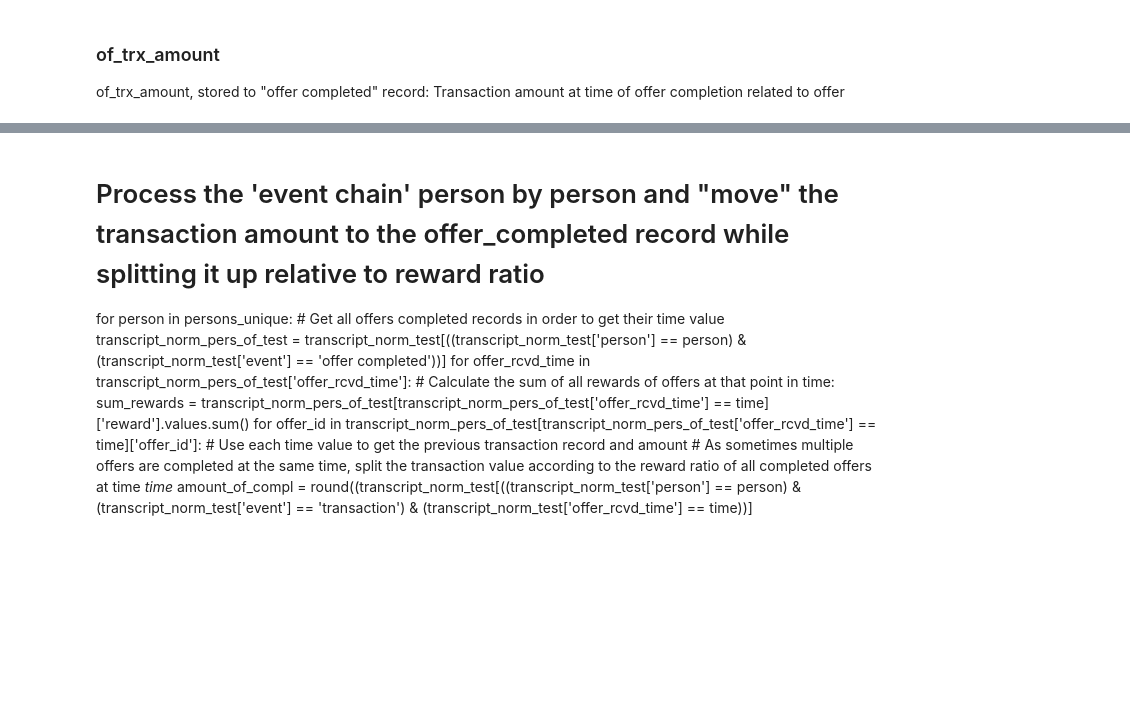
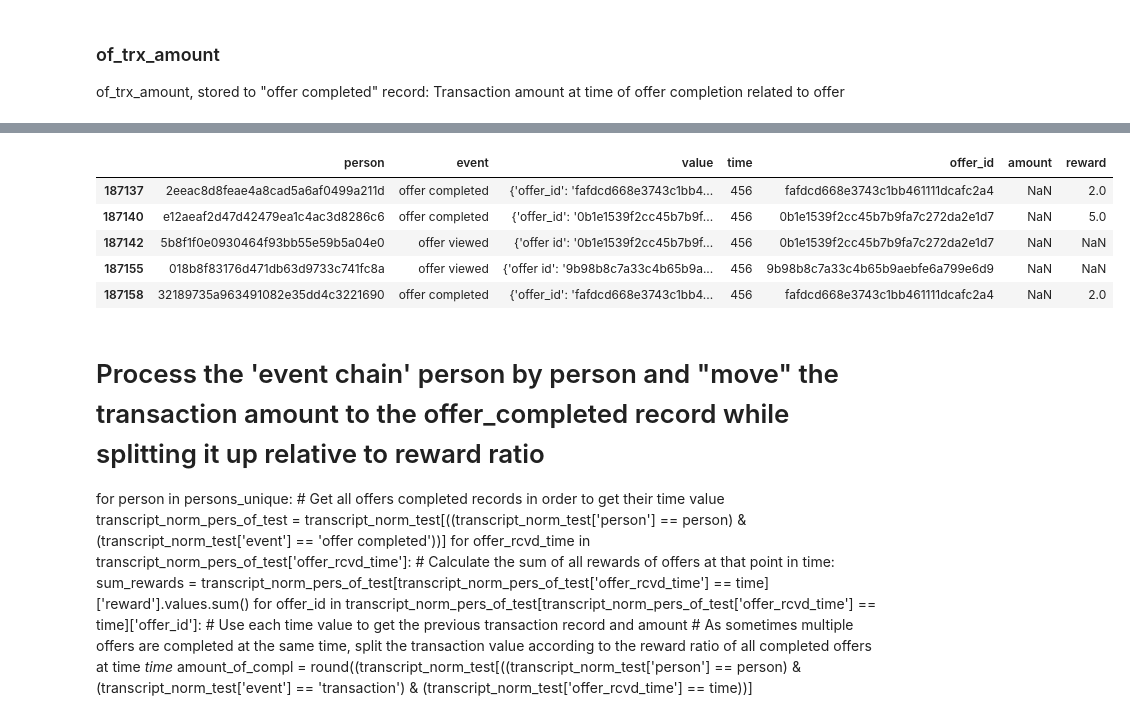
Before and after one commit to Oliver-Balb/Starbucks, a Jupyter notebook: Starbucks_Capstone_notebook.ipynb, the cells around one changed output, grey strips where cells are left out. Saved outputs shown, nothing was run; the diff lists cells and outputs as text; code cells hidden in the pictures; blank space fills up the shorter version.

```diff
--- a/Starbucks_Capstone_notebook.ipynb
+++ b/Starbucks_Capstone_notebook.ipynb
@@ -579,3 +675,12 @@ offer_agg[offer_agg['person'] == "f2eeac8d8feae4a8cad5a6af0499a211d"]
+# %%
+transcript[(transcript['time'] == time) & ((transcript['event'] == 'offer viewed') | (transcript['event'] == 'offer completed'))].head(5)
+# %% [output]
+|  | person | event | value | time | offer_id | amount | reward |
+| 187137 | 2eeac8d8feae4a8cad5a6af0499a211d | offer completed | {'offer_id': 'fafdcd668e3743c1bb4... | 456 | fafdcd668e3743c1bb461111dcafc2a4 | NaN | 2.0 |
+| 187140 | e12aeaf2d47d42479ea1c4ac3d8286c6 | offer completed | {'offer_id': '0b1e1539f2cc45b7b9f... | 456 | 0b1e1539f2cc45b7b9fa7c272da2e1d7 | NaN | 5.0 |
+| 187142 | 5b8f1f0e0930464f93bb55e59b5a04e0 | offer viewed | {'offer id': '0b1e1539f2cc45b7b9f... | 456 | 0b1e1539f2cc45b7b9fa7c272da2e1d7 | NaN | NaN |
+| 187155 | 018b8f83176d471db63d9733c741fc8a | offer viewed | {'offer id': '9b98b8c7a33c4b65b9a... | 456 | 9b98b8c7a33c4b65b9aebfe6a799e6d9 | NaN | NaN |
+| 187158 | 32189735a963491082e35dd4c3221690 | offer completed | {'offer_id': 'fafdcd668e3743c1bb4... | 456 | fafdcd668e3743c1bb461111dcafc2a4 | NaN | 2.0 |
 # %% [markdown]
 # Process the 'event chain' person by person and "move" the transaction amount to the offer_completed record while splitting it up relative to reward ratio
 for person in persons_unique:
```
Also changed, not shown: parts of 6 cells of this notebook, 8 other files.
